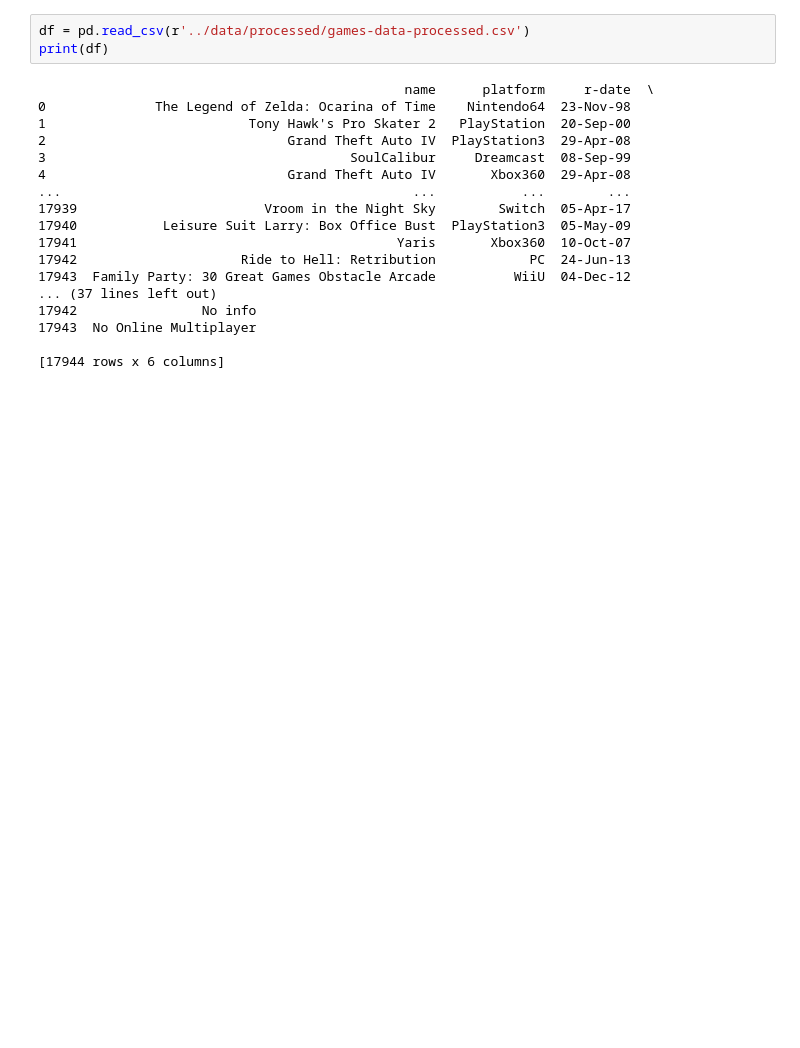
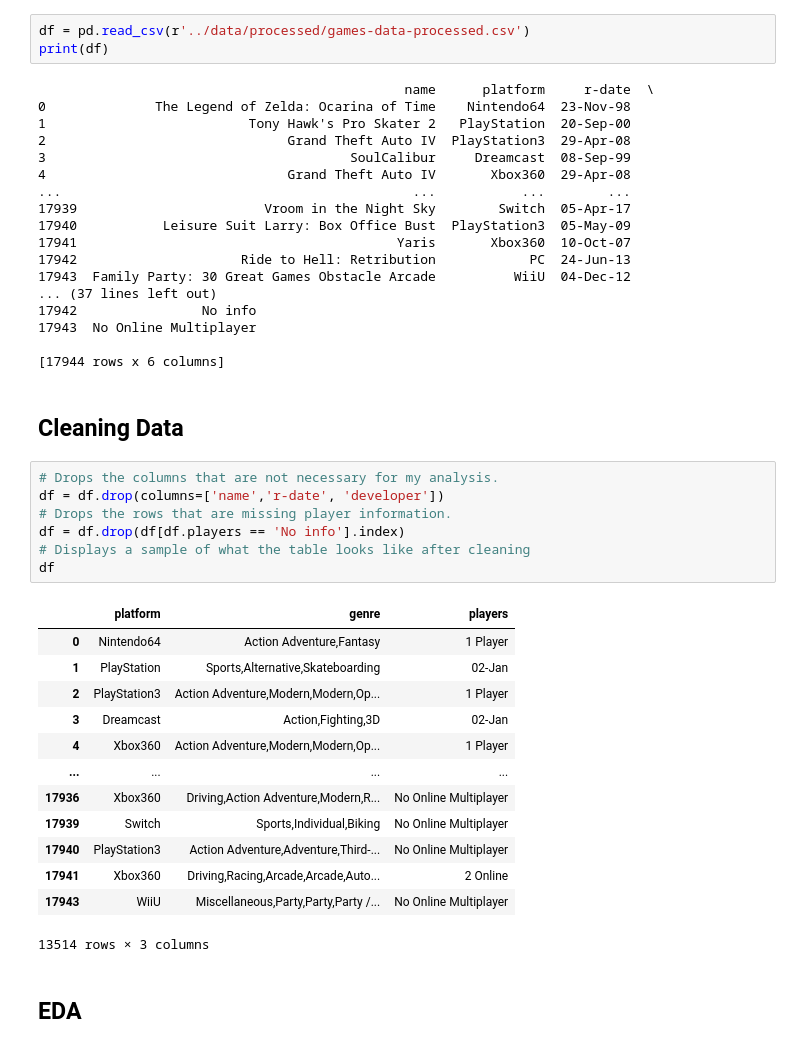
Before and after one commit to ubco-W2022T1-cosc301/project-group07, a Jupyter notebook: notebooks/analysis1.ipynb, the cells around one changed output. Drawn from its saved outputs; the diff is of its cells as text; blank space fills up the shorter version.

```diff
--- a/notebooks/analysis1.ipynb
+++ b/notebooks/analysis1.ipynb
@@ -27,3 +29,28 @@ print(df)
 17943  No Online Multiplayer
 
 [17944 rows x 6 columns]
+# %% [markdown]
+## Cleaning Data
+# %%
+# Drops the columns that are not necessary for my analysis.
+df = df.drop(columns=['name','r-date', 'developer'])
+# Drops the rows that are missing player information.
+df = df.drop(df[df.players == 'No info'].index)
+# Displays a sample of what the table looks like after cleaning
+df
+# %% [output]
+|  | platform | genre | players |
+| 0 | Nintendo64 | Action Adventure,Fantasy | 1 Player |
+| 1 | PlayStation | Sports,Alternative,Skateboarding | 02-Jan |
+| 2 | PlayStation3 | Action Adventure,Modern,Modern,Op... | 1 Player |
+| 3 | Dreamcast | Action,Fighting,3D | 02-Jan |
+| 4 | Xbox360 | Action Adventure,Modern,Modern,Op... | 1 Player |
+| ... | ... | ... | ... |
+| 17936 | Xbox360 | Driving,Action Adventure,Modern,R... | No Online Multiplayer |
+| 17939 | Switch | Sports,Individual,Biking | No Online Multiplayer |
+| 17940 | PlayStation3 | Action Adventure,Adventure,Third-... | No Online Multiplayer |
+| 17941 | Xbox360 | Driving,Racing,Arcade,Arcade,Auto... | 2 Online |
+| 17943 | WiiU | Miscellaneous,Party,Party,Party /... | No Online Multiplayer |
+13514 rows × 3 columns
+# %% [markdown]
+## EDA
```
Also changed, not shown: parts of 8 cells of this notebook, 2 other files.
